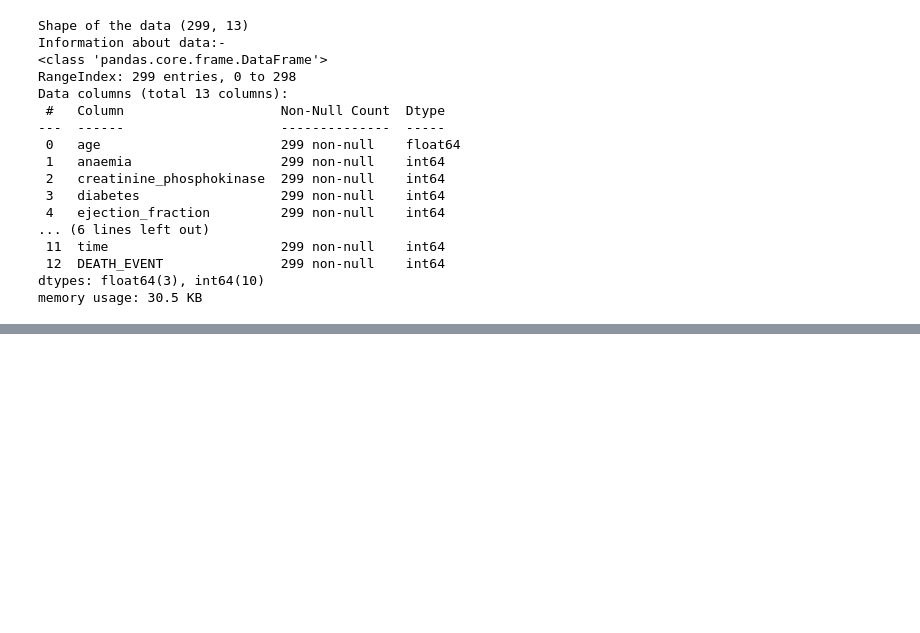
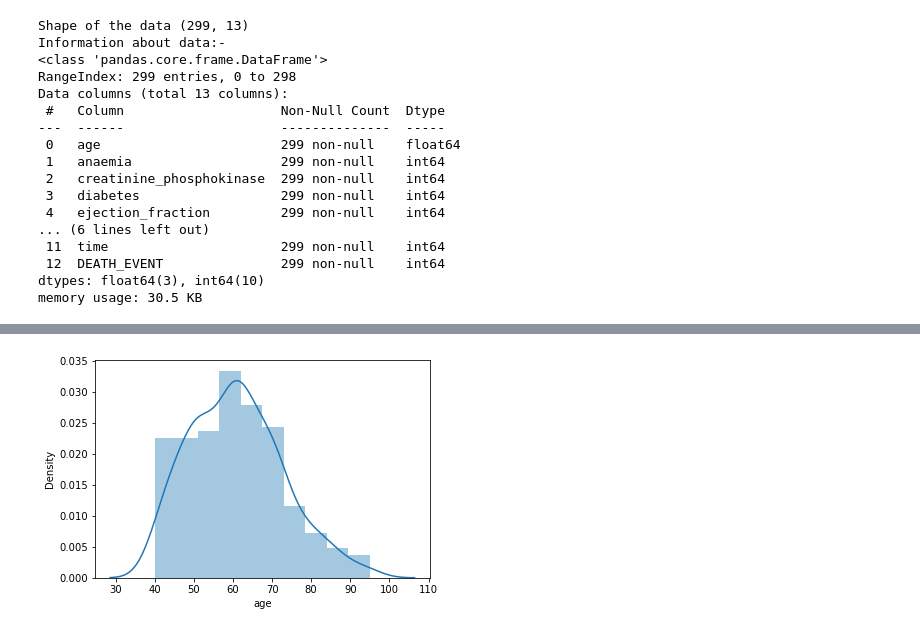
Before and after one commit to YvetteKal/heart-failure-prediction, a Jupyter notebook: heart-failure-prediction.ipynb, the cells around one changed output, grey strips where cells are left out. Drawn from its saved outputs; the diff is of its cells as text; code cells hidden in the pictures; blank space fills up the shorter version.

```diff
--- a/heart-failure-prediction.ipynb
+++ b/heart-failure-prediction.ipynb
@@ -52,0 +84,7 @@ describing the data:-
+# %%
+# seeing the distribution of Age
+
+sns.distplot(data["age"])
+plt.show()
+# %% [output]
+[figure, added]
```
Also changed, not shown: parts of 5 cells of this notebook.
